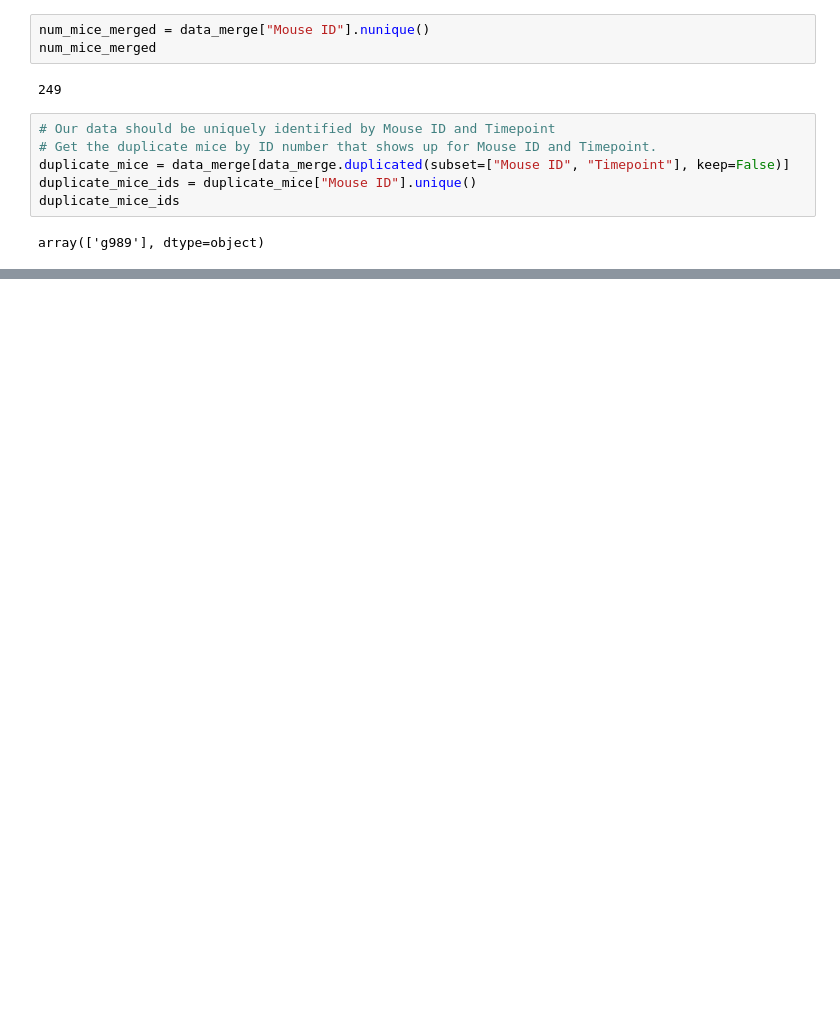
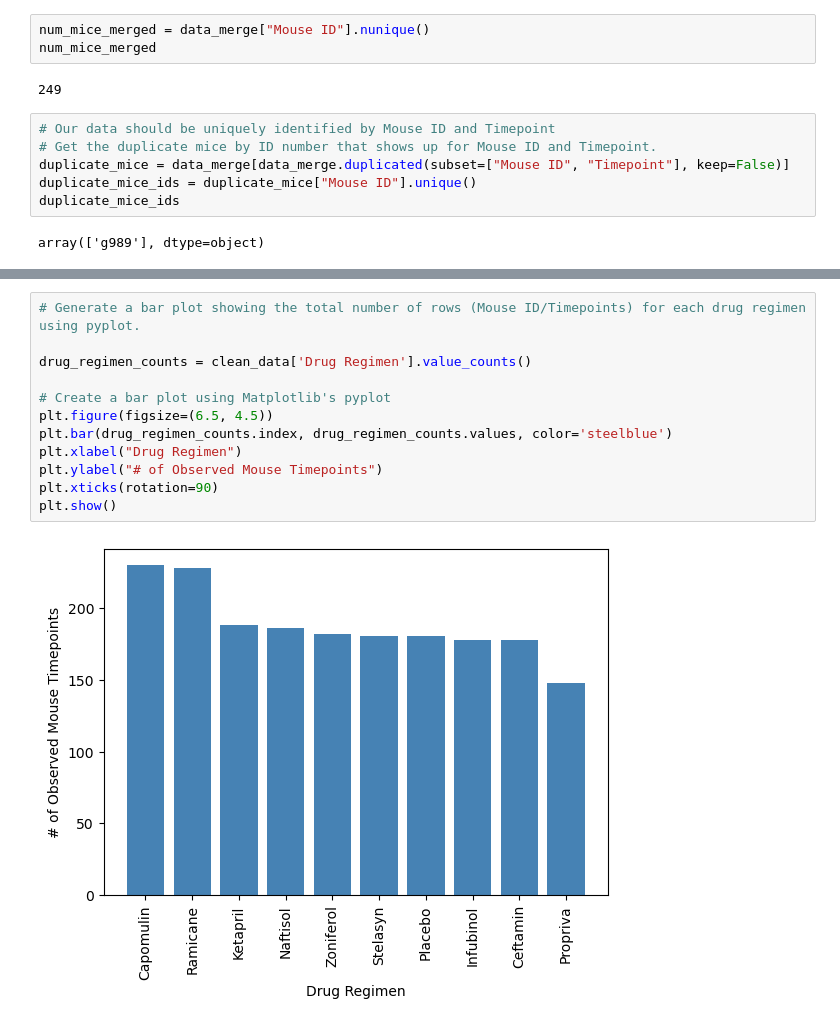
Before and after one commit to karinaahumada01/Matplotlib-challenge, a Jupyter notebook: Pymaceuticals_analysis/Pymaceuticals_analysis.ipynb, the cells around one changed output, grey strips where cells are left out. Drawn from its saved outputs; the diff is of its cells as text; blank space fills up the shorter version.

```diff
--- a/Pymaceuticals_analysis/Pymaceuticals_analysis.ipynb
+++ b/Pymaceuticals_analysis/Pymaceuticals_analysis.ipynb
@@ -71,0 +152,14 @@ clean_data.head()
+# %%
+# Generate a bar plot showing the total number of rows (Mouse ID/Timepoints) for each drug regimen using pyplot.
+
+drug_regimen_counts = clean_data['Drug Regimen'].value_counts()
+
+# Create a bar plot using Matplotlib's pyplot
+plt.figure(figsize=(6.5, 4.5))
+plt.bar(drug_regimen_counts.index, drug_regimen_counts.values, color='steelblue')
+plt.xlabel("Drug Regimen")
+plt.ylabel("# of Observed Mouse Timepoints")
+plt.xticks(rotation=90)
+plt.show()
+# %% [output]
+[figure, added]
```
Also changed, not shown: parts of 14 cells of this notebook.
